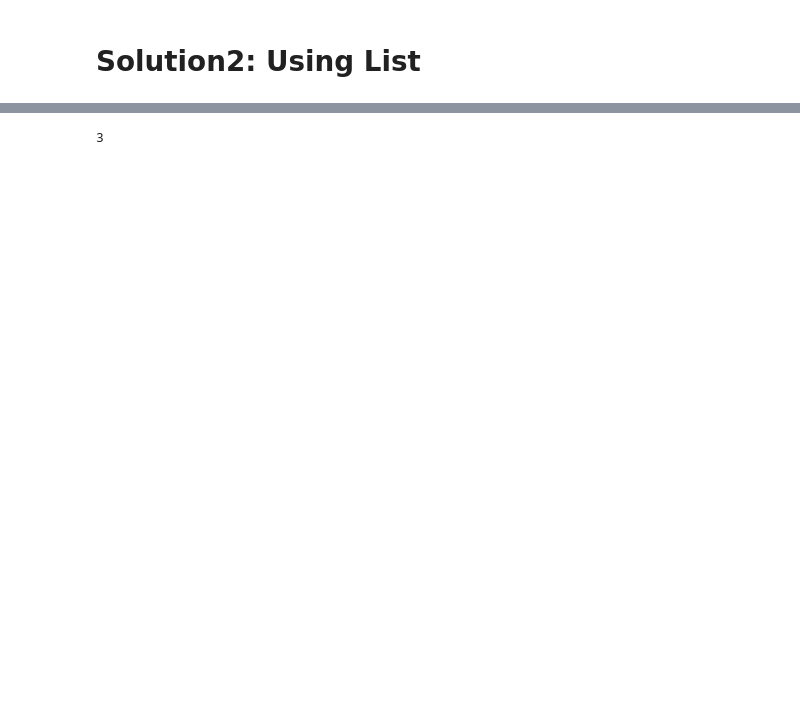
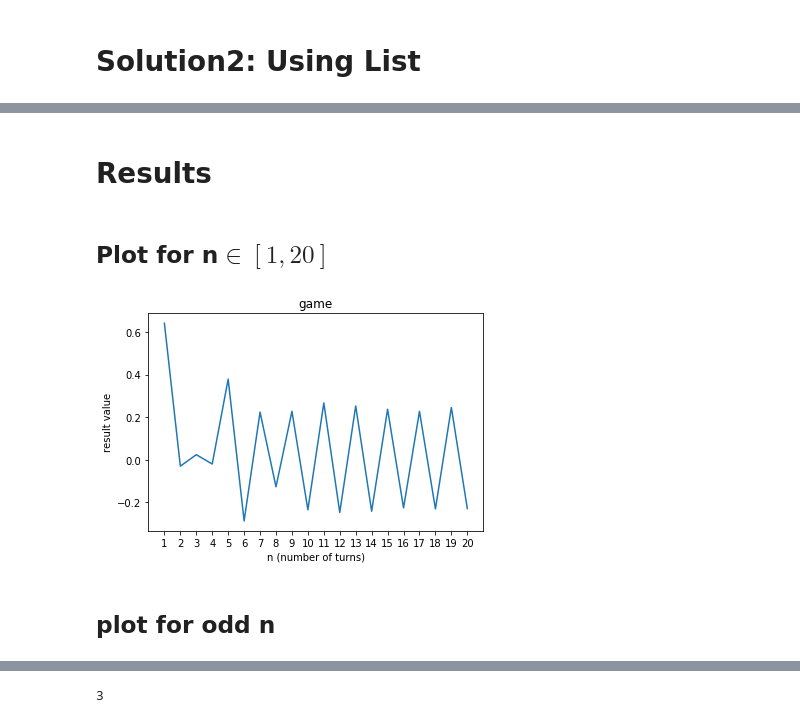
Before and after one commit to Frankie1763/Algorithm-Game_project, a Jupyter notebook: game.ipynb, the cells around one changed output, grey strips where cells are left out. Cells and saved outputs as stored; diff of their text form; code cells hidden in the pictures; blank space fills up the shorter version.

Commit message:
plot_n_up_to_20

```diff
--- a/game.ipynb
+++ b/game.ipynb
@@ -94,0 +92,21 @@ game(3)
+# %% [markdown]
+# Results
+# %% [markdown]
+## Plot for n$\in[1,20]$
+# %%
+n = np.arange(1,21,1)
+# %%
+# for each n, we run game(n) for 5 times and calculate the mean to minimize the randomness
+result = np.array([sum([game(i) for j in range(5)])/5 for i in range(1,21)])
+# %%
+plt.plot(n,result)
+plt.xlabel("n (number of turns)")
+plt.ylabel("result value")
+plt.title("game")
+plt.xlim(0, 21)
+plt.xticks(n)
+plt.show()
+# %% [output]
+[figure, added]
+# %% [markdown]
+## plot for odd n
```
Also changed, not shown: parts of 10 cells of this notebook.
